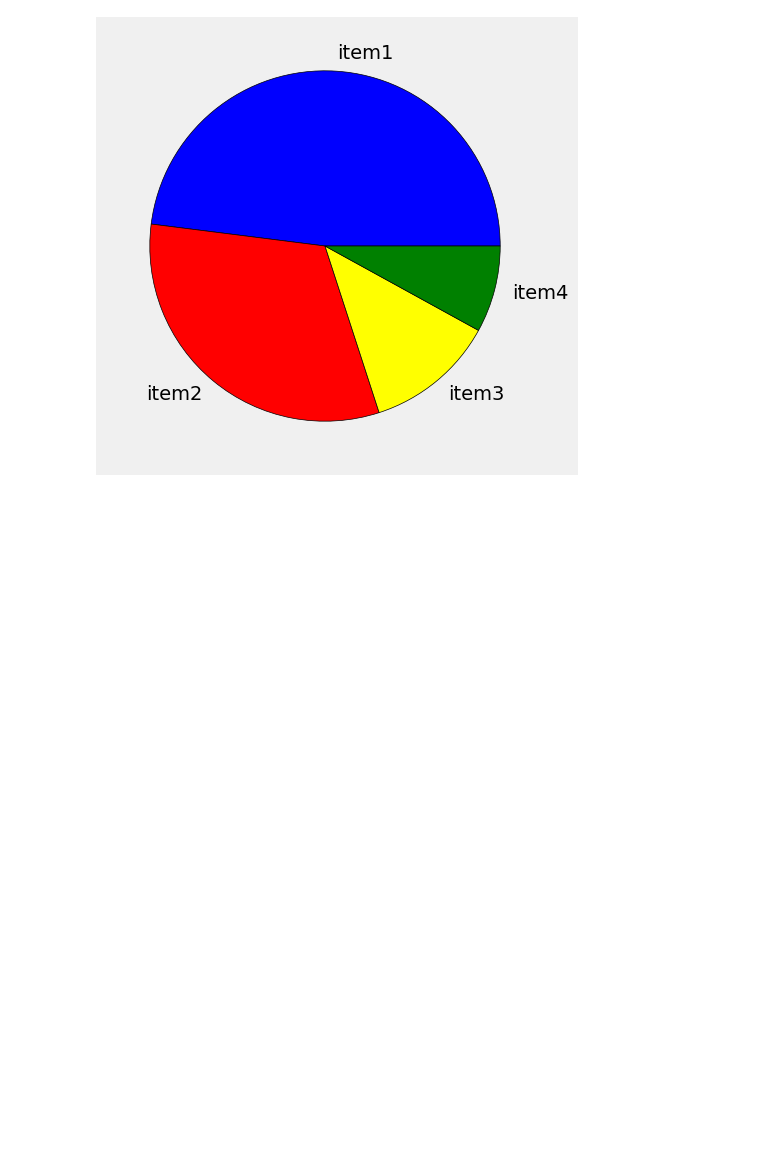
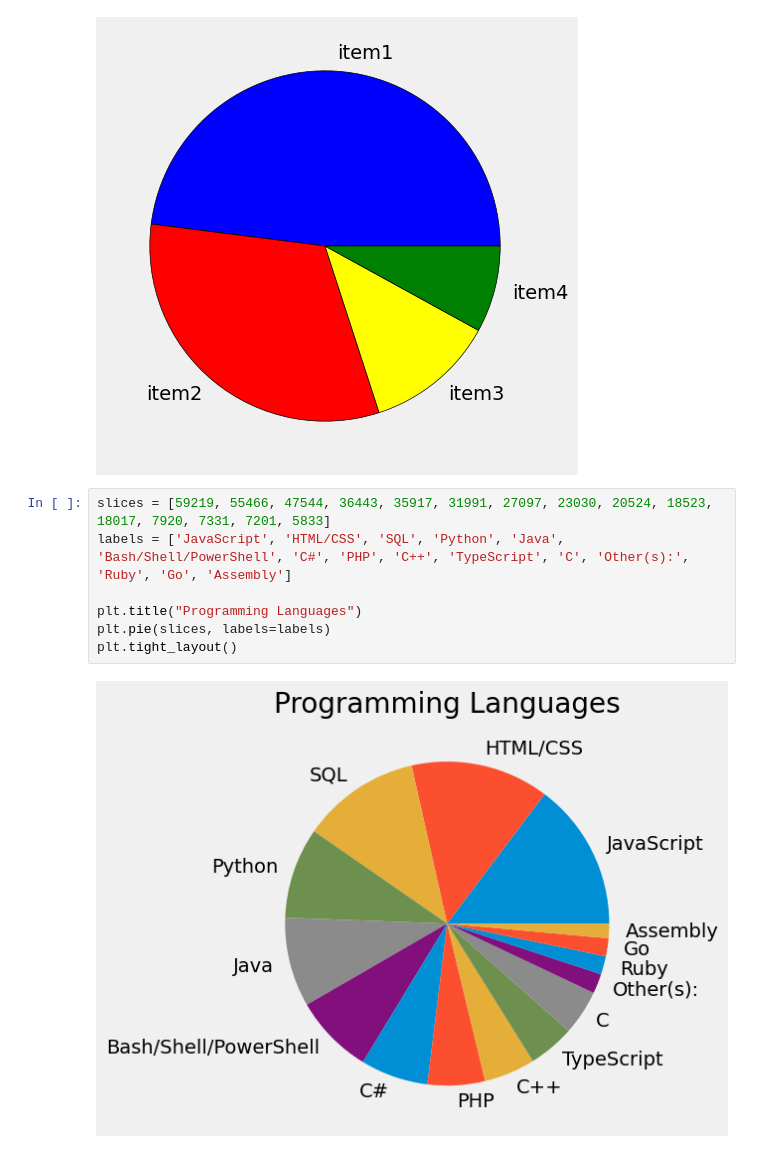
Before and after one commit to raaakibul/ML-course, a Jupyter notebook: Matplotlib/pie-chart-analyzing.ipynb, the cells around one changed output. Cells and saved outputs as stored; diff of their text form; blank space fills up the shorter version.

Commit message:
pie chart

```diff
--- a/Matplotlib/pie-chart-analyzing.ipynb
+++ b/Matplotlib/pie-chart-analyzing.ipynb
@@ -20,3 +20,12 @@ plt.pie(slices, colors = colors, labels=labels, wedgeprops={'edgecolor': 'black'
 plt.tight_layout()
 # %% [output]
 [figure]
+# %%
+slices = [59219, 55466, 47544, 36443, 35917, 31991, 27097, 23030, 20524, 18523, 18017, 7920, 7331, 7201, 5833]
+labels = ['JavaScript', 'HTML/CSS', 'SQL', 'Python', 'Java', 'Bash/Shell/PowerShell', 'C#', 'PHP', 'C++', 'TypeScript', 'C', 'Other(s):', 'Ruby', 'Go', 'Assembly']
+
+plt.title("Programming Languages")
+plt.pie(slices, labels=labels)
+plt.tight_layout()
+# %% [output]
+[figure, added]
```
Also changed, not shown: parts of 1 cell of this notebook.
